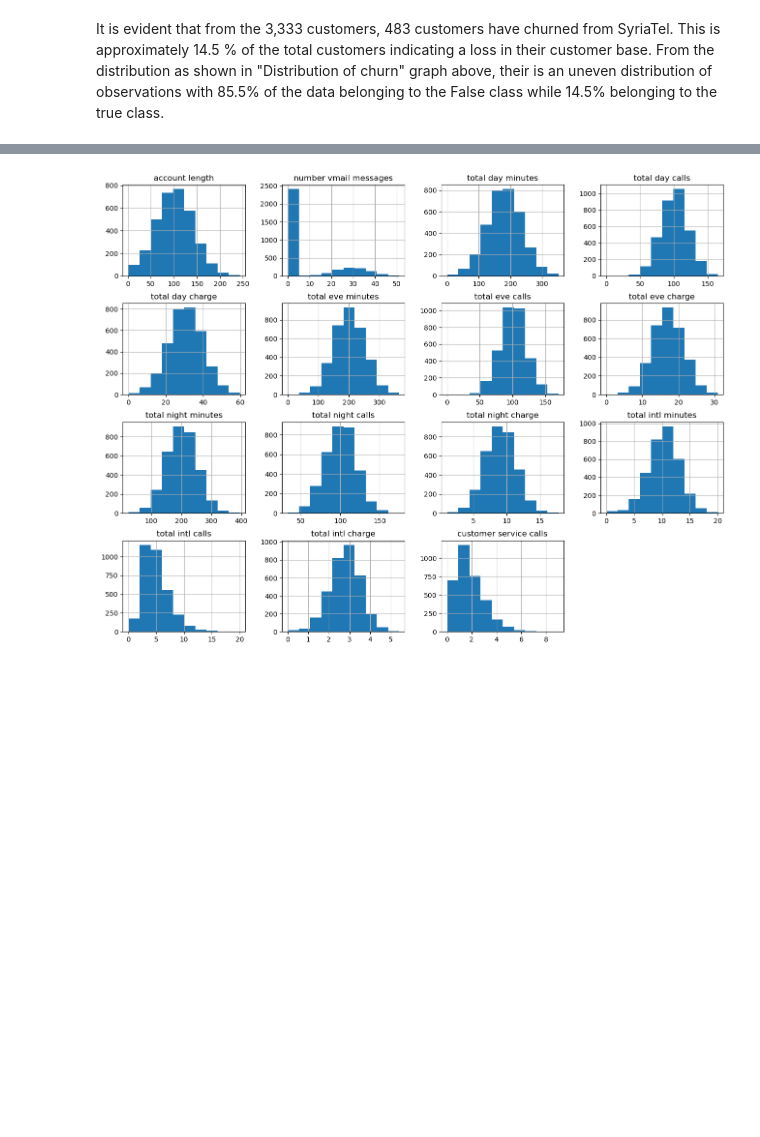
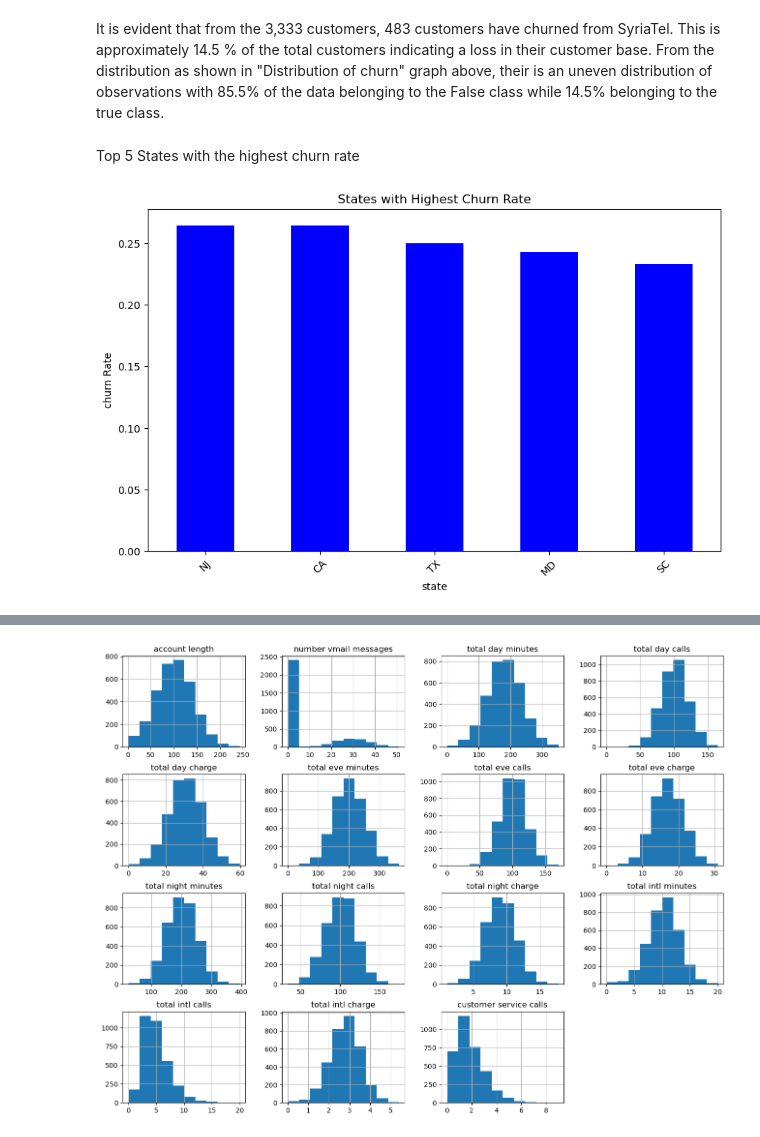
Before and after one commit to VincentKiplangat/Predicting-customer-churn-for-SyrialTel, a Jupyter notebook: SyrialTel.ipynb, the cells around one changed output, grey strips where cells are left out. Drawn from its saved outputs; the diff is of its cells as text; code cells hidden in the pictures; blank space fills up the shorter version.

```diff
--- a/SyrialTel.ipynb
+++ b/SyrialTel.ipynb
@@ -275,3 +276,22 @@ plt.show()
 # %% [markdown]
 It is evident that from the 3,333 customers, 483 customers have churned from SyriaTel. This is approximately 14.5 % of the total customers indicating a loss in their customer base.
 From the distribution as shown in "Distribution of churn" graph above, their is an uneven distribution of observations with 85.5% of the data belonging to the False class while 14.5% belonging to the true class.
+# %% [markdown]
+Top 5 States with the highest churn rate
+# %%
+# Calculate churn rate for each state
+state_churn_rate = data.groupby('state')['churn'].mean().sort_values(ascending=False)
+
+# Get the top states with the highest churn rate
+top_states_churn = state_churn_rate.head(5)  # Change 5 to the desired number of states
+
+# Plot the top states with the highest churn rate
+plt.figure(figsize=(10, 6))
+top_states_churn.plot(kind='bar', color='blue')  # Incorporate the color #1c3a96
+plt.title('States with Highest Churn Rate')
+plt.xlabel('state')
+plt.ylabel('churn Rate')
+plt.xticks(rotation=45)
+plt.show()
+# %% [output]
+[figure, added]
```
Also changed, not shown: parts of 47 cells of this notebook, 15 other files.
